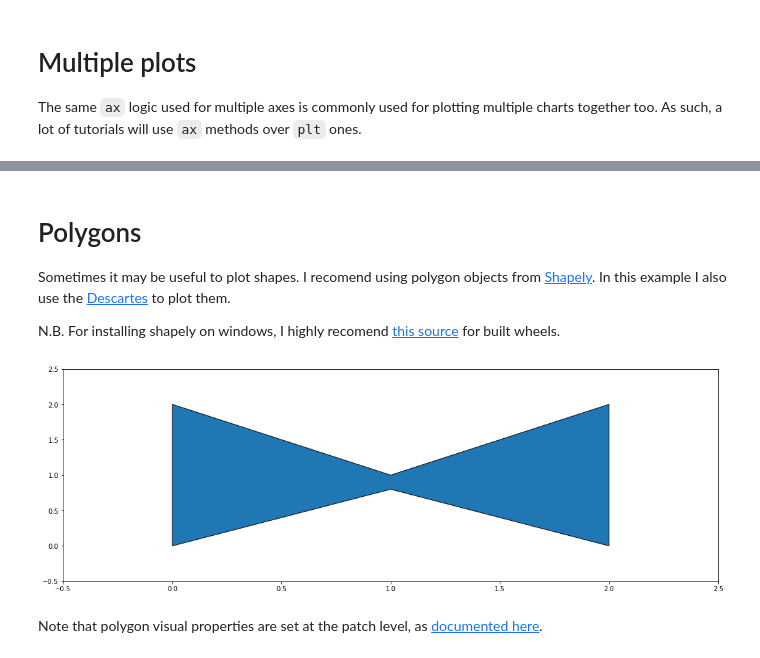
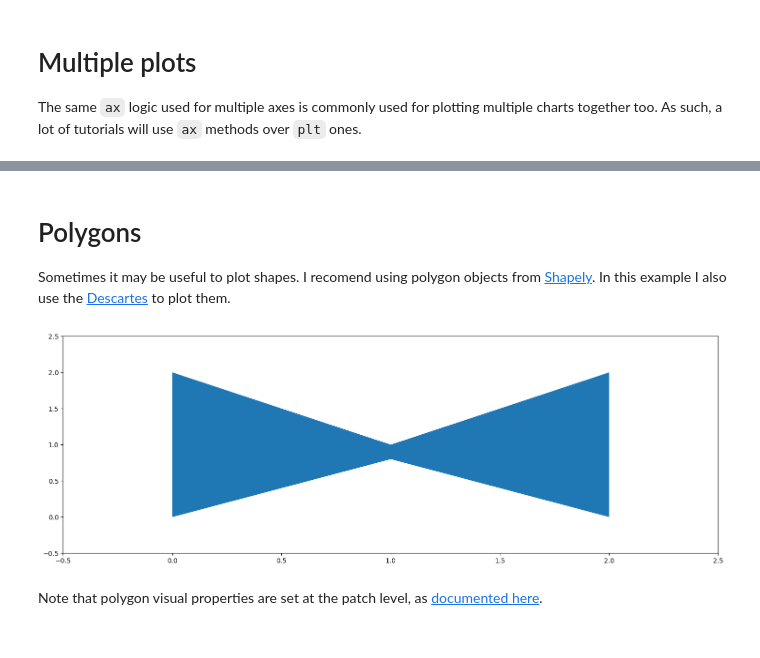
Before and after one commit to Jack-Lawton/python-resources, a Jupyter notebook: lessons/Data Visualisation in Python.ipynb, the cells around one changed output, grey strips where cells are left out. Drawn from its saved outputs; the diff is of its cells as text; code cells hidden in the pictures.

Commit message:
2024 updates for visualisation

```diff
--- a/lessons/Data Visualisation in Python.ipynb
+++ b/lessons/Data Visualisation in Python.ipynb
@@ -527,38 +527,30 @@ plt.show()
 # Polygons
 
 Sometimes it may be useful to plot shapes. I recomend using polygon objects from [Shapely](https://pypi.org/project/Shapely/). In this example I also use the [Descartes](https://pypi.org/project/descartes/) to plot them.
-
-N.B. For installing shapely on windows, I highly recomend [this source](https://www.lfd.uci.edu/~gohlke/pythonlibs/#shapely) for built wheels.
 # %%
 
-# Import the polygon object from Shapely
-from shapely.geometry.polygon import Polygon
-
-# Import descartes to plot the polygon
-from descartes import PolygonPatch
+# Import the polygon patch object
+from matplotlib.patches import Polygon
 
 # Setup plot
 fig, ax = plt.subplots(figsize=(18, 6))
 
 # Note that polygons will not automatically set your limits
 # Set limits manually
 ax.set_xlim(-0.5, 2.5)
 ax.set_ylim(-0.5, 2.5)
 
 # Create a polygon
-my_poly = Polygon([(0, 0), (0, 2), (1, 1),
-                   (2, 2), (2, 0), (1, 0.8), (0, 0)])
-
-# Create a polygon patch (using descartes)
-my_patch = PolygonPatch(my_poly)
+polygon_vectors = [(0, 0), (0, 2), (1, 1), (2, 2), (2, 0), (1, 0.8), (0, 0)]
+my_poly = Polygon(polygon_vectors)
 
 # Plot polygon
-ax.add_patch(my_patch)
+ax.add_patch(my_poly)
 
 # Show
 plt.show()
 # %% [output]
-[figure, old version]
+[figure, new version]
 # %% [markdown]
 Note that polygon visual properties are set at the patch level, as [documented here](https://matplotlib.org/stable/api/_as_gen/matplotlib.patches.Polygon.html).
 # %%
```
Also changed, not shown: parts of 19 cells of this notebook.
